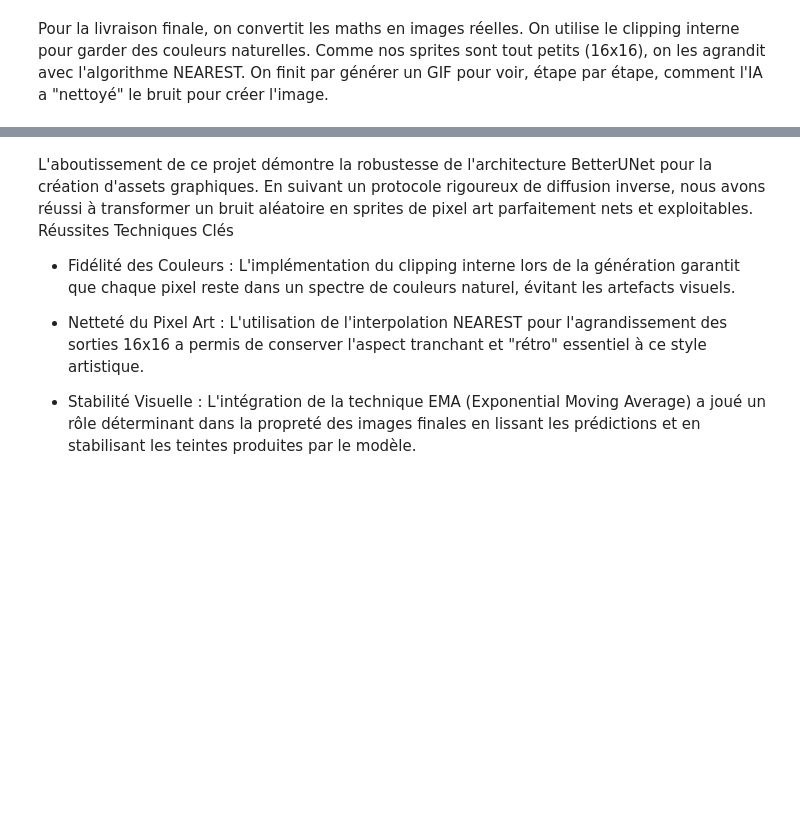
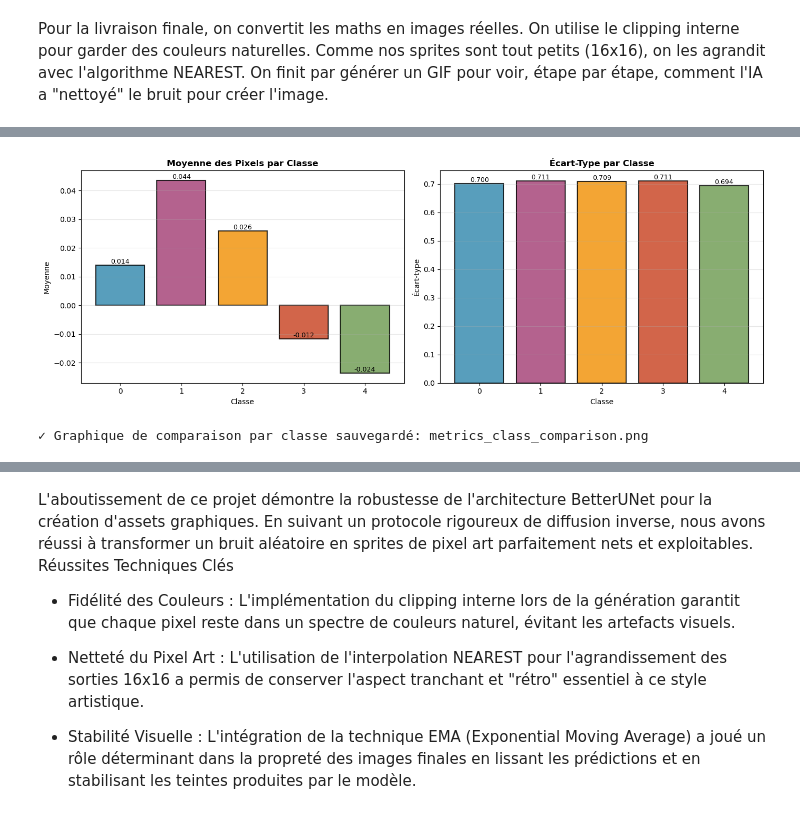
Before and after one commit to pierrelavielle/Diffusion, a Jupyter notebook: Project.ipynb, the cells around one changed output, grey strips where cells are left out. Saved outputs shown, nothing was run; the diff lists cells and outputs as text; code cells hidden in the pictures; blank space fills up the shorter version.

```diff
--- a/Project.ipynb
+++ b/Project.ipynb
@@ -269,0 +743,77 @@ for class_id in range(NUM_CLASSES):
+# %%
+# ==================== MÉTRIQUE 3: Comparaison par Classe ====================
+
+@torch.no_grad()
+def get_class_statistics():
+    """Génère et compare les statistiques pour chaque classe."""
+    model.eval()
+    class_stats = {i: {'mean': [], 'std': []} for i in range(NUM_CLASSES)}
+
+    for class_id in range(NUM_CLASSES):
+        xt = torch.randn(1, CHANNELS, IMG_SIZE, IMG_SIZE).to(DEVICE)
+        y = torch.tensor([class_id], device=DEVICE)
+
+        for t in reversed(range(0, T, T // 10)):  # 10 points d'échantillonnage
+            t_tensor = torch.tensor([t], device=DEVICE)
+            noise_pred = model(xt, t_tensor, y)
+
+            alpha_t, alpha_bar_t = alphas[t], alphas_cumprod[t]
+            x0_pred = ((xt - torch.sqrt(1 - alpha_bar_t) * noise_pred) / torch.sqrt(alpha_bar_t)).clamp(-1, 1)
+            noise_pred = (xt - torch.sqrt(alpha_bar_t) * x0_pred) / torch.sqrt(1 - alpha_bar_t)
+
+            z = torch.randn_like(xt) if t > 0 else 0
+            xt = (1 / torch.sqrt(alpha_t)) * (xt - (1 - alpha_t) / torch.sqrt(1 - alpha_bar_t) * noise_pred) + torch.sqrt(betas[t]) * z
+
+        # Métriques finales
+        xt_np = xt[0].detach().cpu().numpy()
+        class_stats[class_id]['mean'] = np.mean(xt_np)
+        class_stats[class_id]['std'] = np.std(xt_np)
+
+    return class_stats
+
+class_stats = get_class_statistics()
+
+fig, axes = plt.subplots(1, 2, figsize=(14, 5))
+
+# Plot 1: Moyenne par classe
+classes = list(range(NUM_CLASSES))
+means = [class_stats[i]['mean'] for i in range(NUM_CLASSES)]
+stds = [class_stats[i]['std'] for i in range(NUM_CLASSES)]
+
+colors_palette = ['#2E86AB', '#A23B72', '#F18F01', '#C73E1D', '#6A994E']
+
+bars1 = axes[0].bar(classes, means, color=colors_palette, alpha=0.8, edgecolor='black', linewidth=1.5)
+axes[0].set_title('Moyenne des Pixels par Classe', fontsize=12, fontweight='bold')
+axes[0].set_xlabel('Classe')
+axes[0].set_ylabel('Moyenne')
+axes[0].set_xticks(classes)
+axes[0].grid(True, alpha=0.3, axis='y')
+
+# Ajouter les valeurs sur les barres
+for bar, mean in zip(bars1, means):
+    height = bar.get_height()
+    axes[0].text(bar.get_x() + bar.get_width()/2., height,
+                f'{mean:.3f}', ha='center', va='bottom', fontsize=9)
+
+# Plot 2: Écart-type par classe
+bars2 = axes[1].bar(classes, stds, color=colors_palette, alpha=0.8, edgecolor='black', linewidth=1.5)
+axes[1].set_title('Écart-Type par Classe', fontsize=12, fontweight='bold')
+axes[1].set_xlabel('Classe')
+axes[1].set_ylabel('Écart-type')
+axes[1].set_xticks(classes)
+axes[1].grid(True, alpha=0.3, axis='y')
+
+# Ajouter les valeurs sur les barres
+for bar, std in zip(bars2, stds):
+    height = bar.get_height()
+    axes[1].text(bar.get_x() + bar.get_width()/2., height,
+                f'{std:.3f}', ha='center', va='bottom', fontsize=9)
+
+plt.tight_layout()
+plt.savefig('metrics_class_comparison.png', dpi=150, bbox_inches='tight')
+plt.show()
+
+print("✓ Graphique de comparaison par classe sauvegardé: metrics_class_comparison.png")
+# %% [output]
+[figure, added]
+✓ Graphique de comparaison par classe sauvegardé: metrics_class_comparison.png
```
Also changed, not shown: parts of 16 cells of this notebook.
